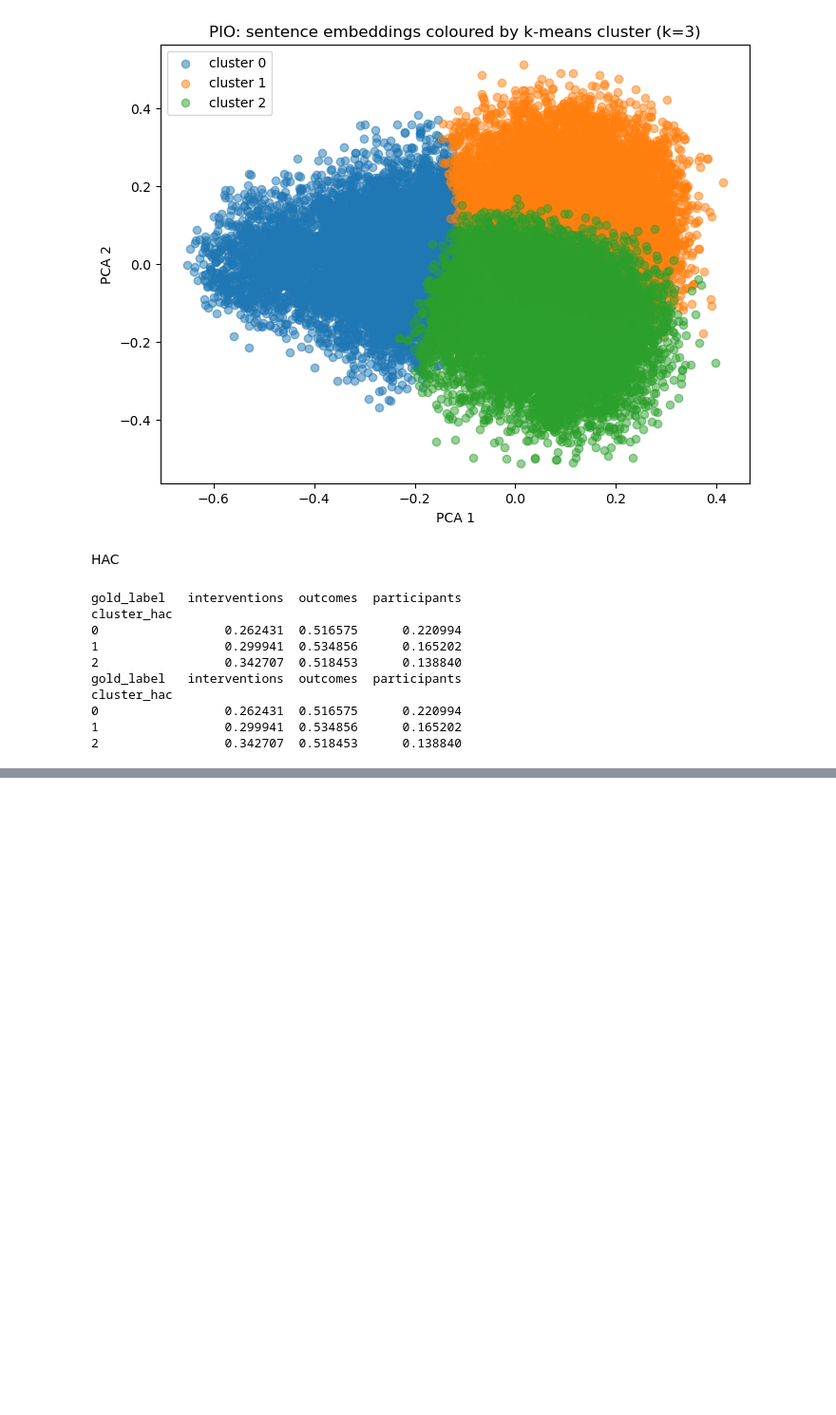
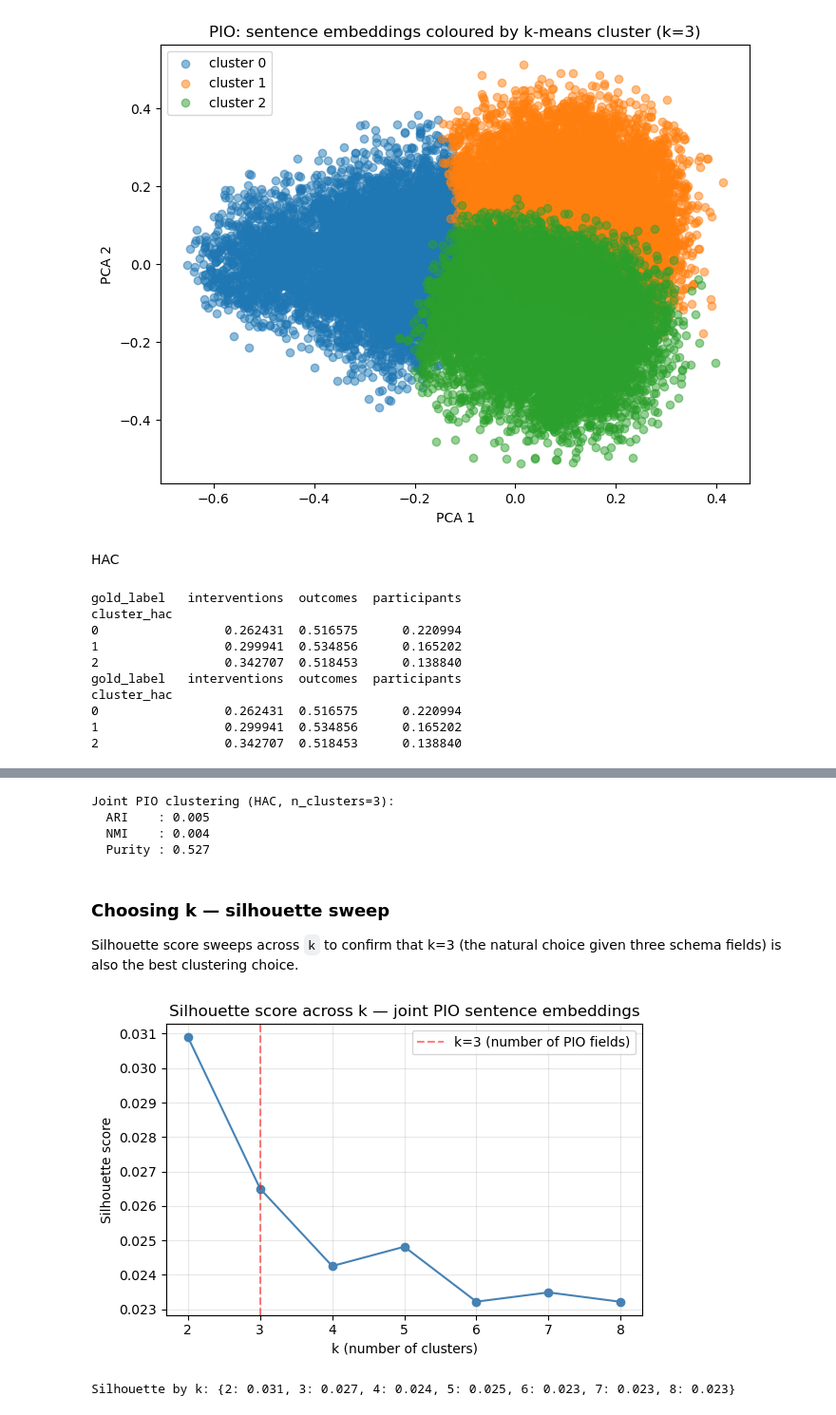
Before and after one commit to Blacknomizi/IATA-Coursework-Group2, a Jupyter notebook: notebook/01_clustering_analysis.ipynb, the cells around one changed output, grey strips where cells are left out. Shown at 95% size. Saved outputs shown, nothing was run; the diff lists cells and outputs as text; code cells hidden in the pictures; blank space fills up the shorter version.

```diff
--- a/notebook/01_clustering_analysis.ipynb
+++ b/notebook/01_clustering_analysis.ipynb
@@ -1094,0 +1127,44 @@ PIO k=3 silhouette = 0.0269
+# %%
+# Same metrics for HAC on the joint PIO data
+hac_pred_pio = df_hac_pio['cluster_hac'].tolist()
+hac_true_pio = df_hac_pio['gold_label'].tolist()
+hac_metrics = cluster_alignment_metrics(hac_true_pio, hac_pred_pio)
+print('Joint PIO clustering (HAC, n_clusters=3):')
+for k, v in hac_metrics.items():
+    print(f'  {k:7s}: {v:.3f}')
+# %% [output]
+Joint PIO clustering (HAC, n_clusters=3):
+  ARI    : 0.005
+  NMI    : 0.004
+  Purity : 0.527
+# %% [markdown]
+### Choosing k — silhouette sweep
+
+Silhouette score sweeps across `k` to confirm that k=3 (the natural choice
+given three schema fields) is also the best clustering choice.
+# %%
+from sklearn.metrics import silhouette_score
+import matplotlib.pyplot as plt
+
+ks = list(range(2, 9))
+silhouettes = []
+for k in ks:
+    km = KMeans(n_clusters=k, random_state=26, n_init=10).fit(X_pio)
+    s = silhouette_score(X_pio, km.labels_, sample_size=min(2000, len(X_pio)), random_state=26)
+    silhouettes.append(s)
+
+plt.figure(figsize=(6, 4))
+plt.plot(ks, silhouettes, marker='o', color='steelblue')
+plt.axvline(3, color='red', linestyle='--', alpha=0.5, label='k=3 (number of PIO fields)')
+plt.xlabel('k (number of clusters)')
+plt.ylabel('Silhouette score')
+plt.title('Silhouette score across k — joint PIO sentence embeddings')
+plt.legend()
+plt.grid(alpha=0.3)
+plt.tight_layout()
+plt.savefig('clustering_silhouette.png', dpi=120, bbox_inches='tight')
+plt.show()
+print('Silhouette by k:', dict(zip(ks, [round(s, 3) for s in silhouettes])))
+# %% [output]
+[figure, added]
+Silhouette by k: {2: 0.031, 3: 0.027, 4: 0.024, 5: 0.025, 6: 0.023, 7: 0.023, 8: 0.023}
```
Also changed, not shown: parts of 14 cells of this notebook, 5 other files.
